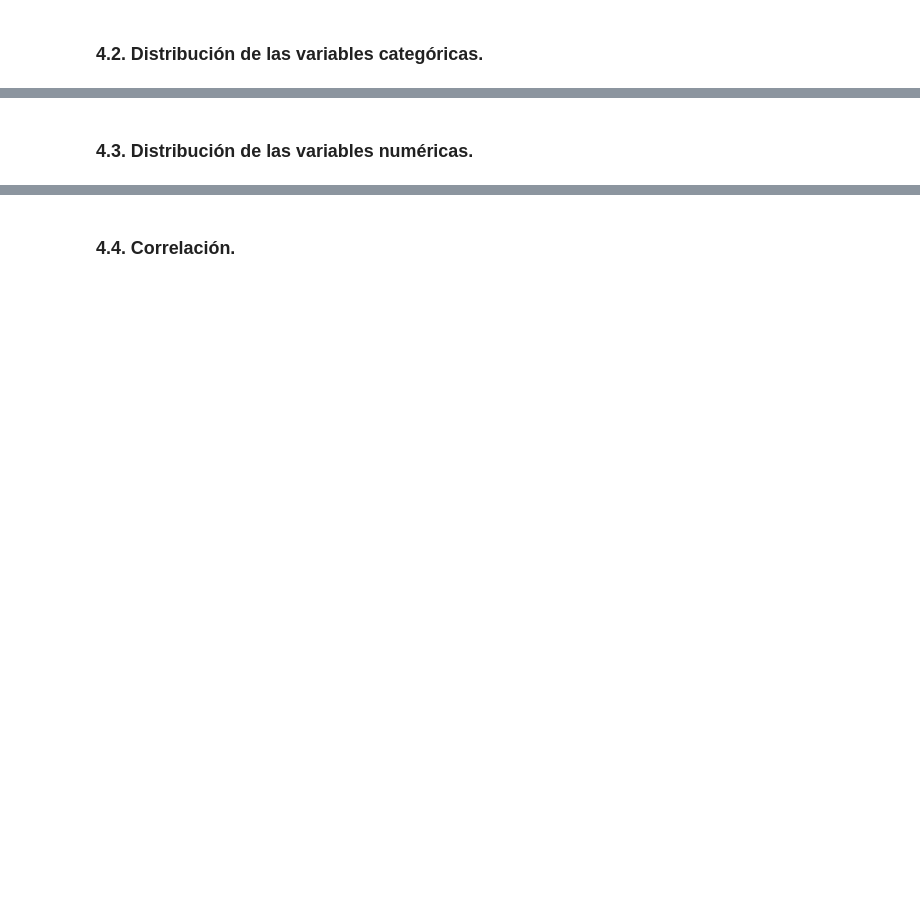
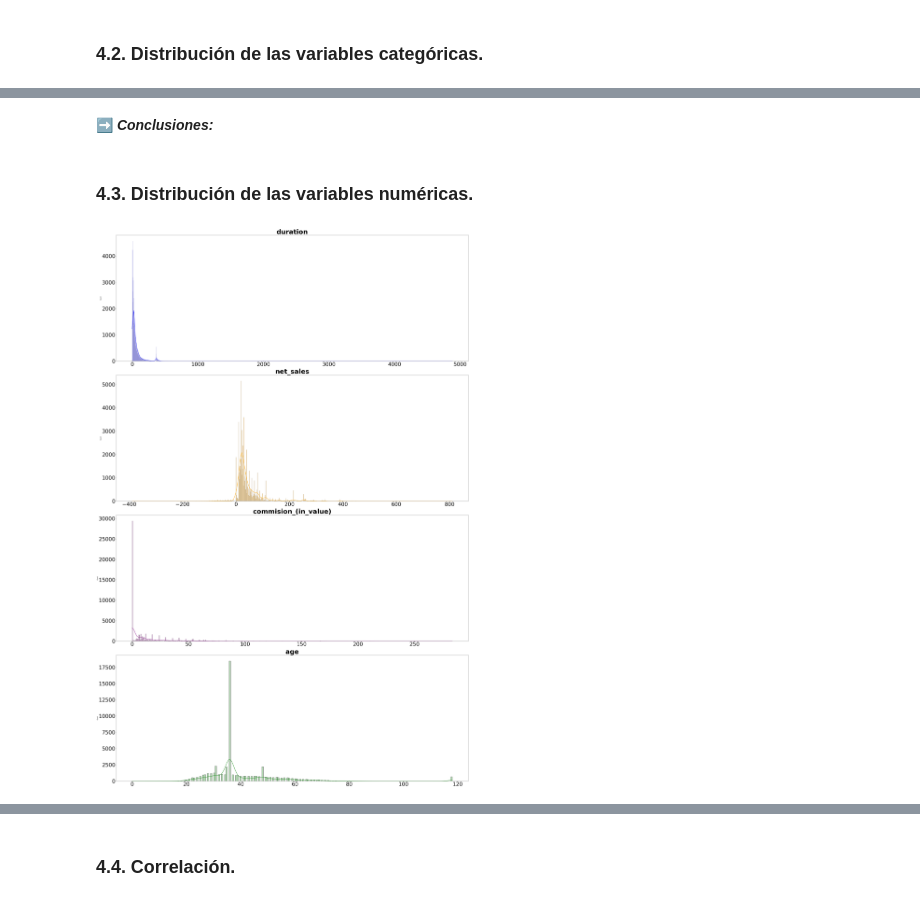
Before and after one commit to Adalab/DA-promo-c-modulo-3-sprint-1-Mina-Mai, a Jupyter notebook: Regresion_logistica/pp_regresion_logistica_1.ipynb, the cells around one changed output, grey strips where cells are left out. Cells and saved outputs as stored; diff of their text form; code cells hidden in the pictures; blank space fills up the shorter version.

```diff
--- a/Regresion_logistica/pp_regresion_logistica_1.ipynb
+++ b/Regresion_logistica/pp_regresion_logistica_1.ipynb
@@ -321,2 +430,4 @@ Name: claim, dtype: float64
+# %% [markdown]
+➡️ **_Conclusiones:_**
 # %% [markdown]
 ### 4.3. Distribución de las variables numéricas.
@@ -324,0 +434,29 @@ Name: claim, dtype: float64
+# %%
+#Gráficas
+fig, axes = plt.subplots(nrows = 4, ncols = 1, figsize = (40, 60))
+
+lista_colores = ["blue", "orange", "purple", "green"]
+
+axes = axes.flat
+
+columnas_numeric = df.select_dtypes(include = np.number).columns
+#columnas_numeric = columnas_numeric.drop("survived")
+
+for i, colum in enumerate(columnas_numeric):
+    sns.histplot(
+        data = df,
+        x = colum,
+        kde = True,
+        color = lista_colores[i],
+        line_kws = {"linewidth": 2},
+        alpha = 0.3,
+        ax = axes[i])
+
+
+    axes[i].set_title(colum, fontsize = 50, fontweight = "bold")
+    axes[i].tick_params(labelsize = 40)
+    axes[i].set_xlabel("")
+
+fig.tight_layout();
+# %% [output]
+[figure, added]
```
Also changed, not shown: parts of 63 cells of this notebook.
